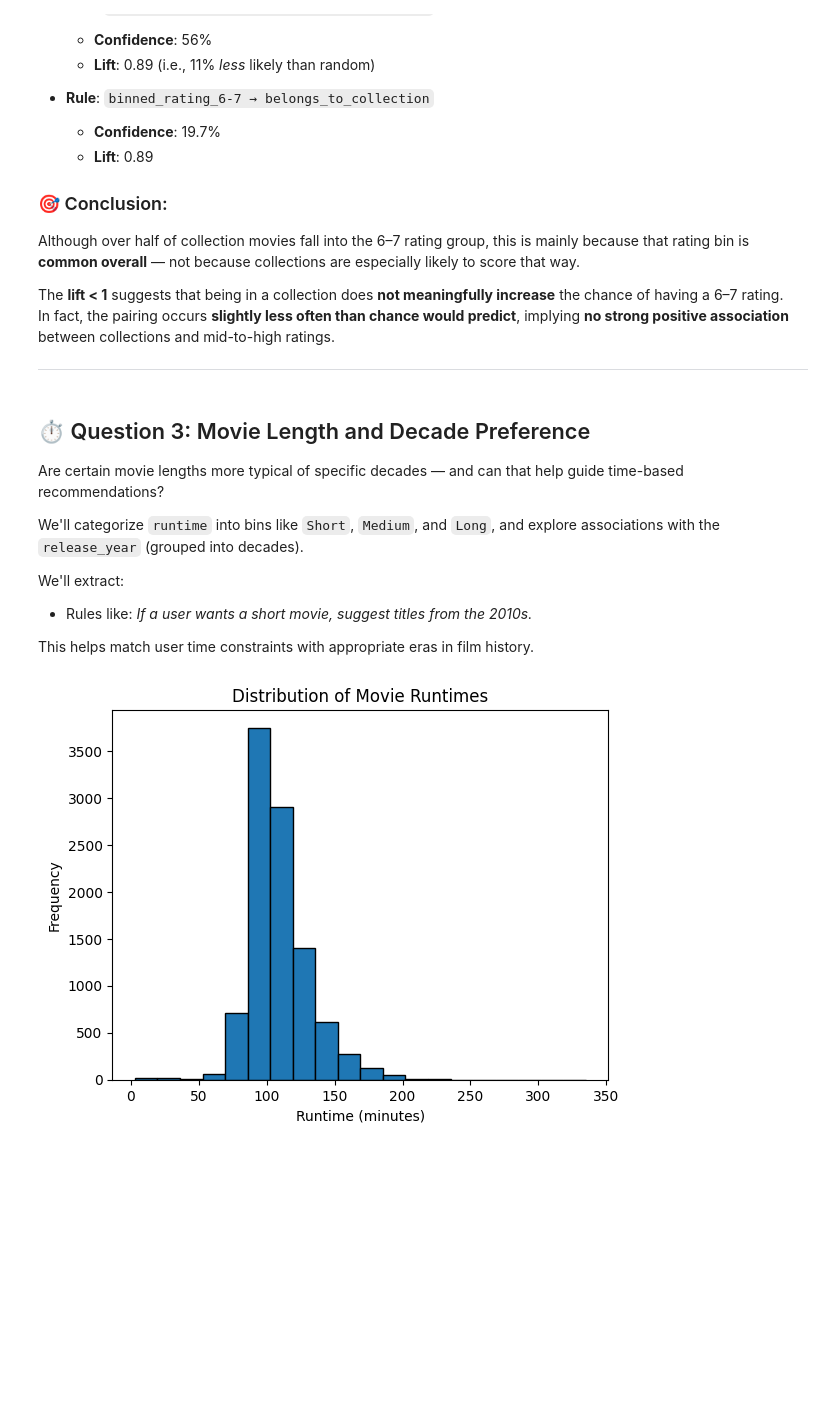
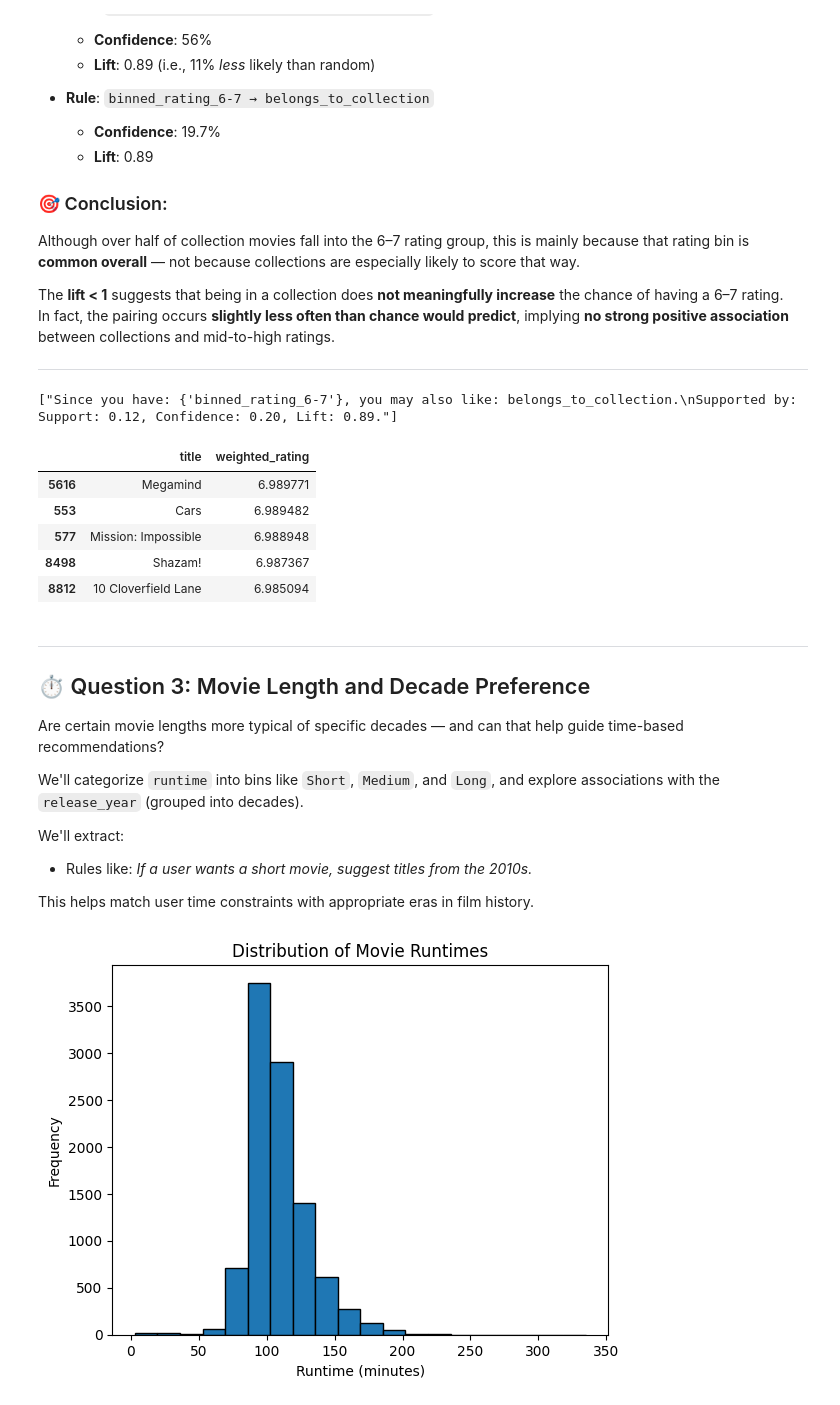
Before and after one commit to Shlezman/DS-principles-project, a Jupyter notebook: Gal-RuleMining.ipynb, the cells around one changed output. Cells and saved outputs as stored; diff of their text form; code cells hidden in the pictures; blank space fills up the shorter version.

```diff
--- a/Gal-RuleMining.ipynb
+++ b/Gal-RuleMining.ipynb
@@ -373,0 +565,7 @@ ___
+# %%
+# Example Usage:
+watched_features = {'binned_rating_6-7'}
+
+recommend_feature_values(watched_features, rules2, top_n=3)
+# %% [output]
+["Since you have: {'binned_rating_6-7'}, you may also like: belongs_to_collection.\nSupported by: Support: 0.12, Confidence: 0.20, Lift: 0.89."]
@@ -374,4 +636,17 @@ ___
+# %%
+# Example Usage:
+watched_features = {'belongs_to_collection'}
+
+recommend_movies_from_feature_rules(watched_features, rules2, df, top_n_features=3, top_n_movies=5, min_confidence=0.2, min_lift=0.8)
+# %% [output]
+|  | title | weighted_rating |
+| 5616 | Megamind | 6.989771 |
+| 553 | Cars | 6.989482 |
+| 577 | Mission: Impossible | 6.988948 |
+| 8498 | Shazam! | 6.987367 |
+| 8812 | 10 Cloverfield Lane | 6.985094 |
 # %% [markdown]
+___
 ## ⏱️ Question 3: Movie Length and Decade Preference
 
 Are certain movie lengths more typical of specific decades — and can that help guide time-based recommendations?
```
Also changed, not shown: parts of 35 cells of this notebook.
